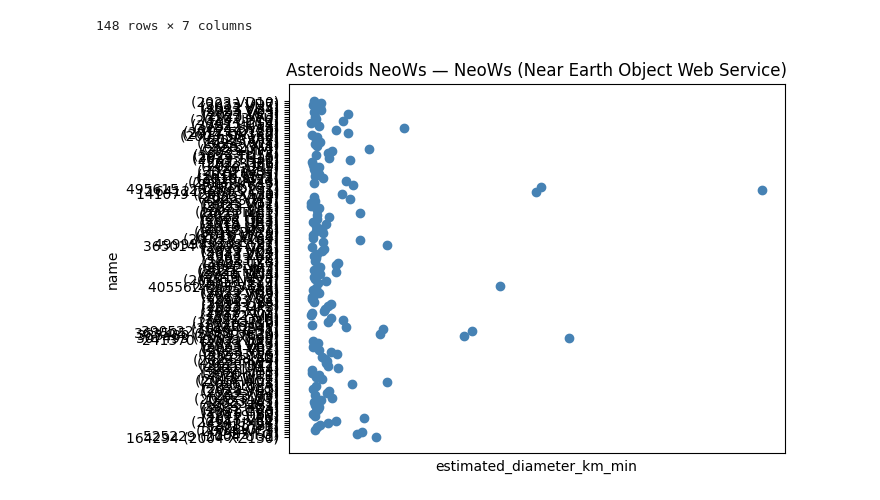
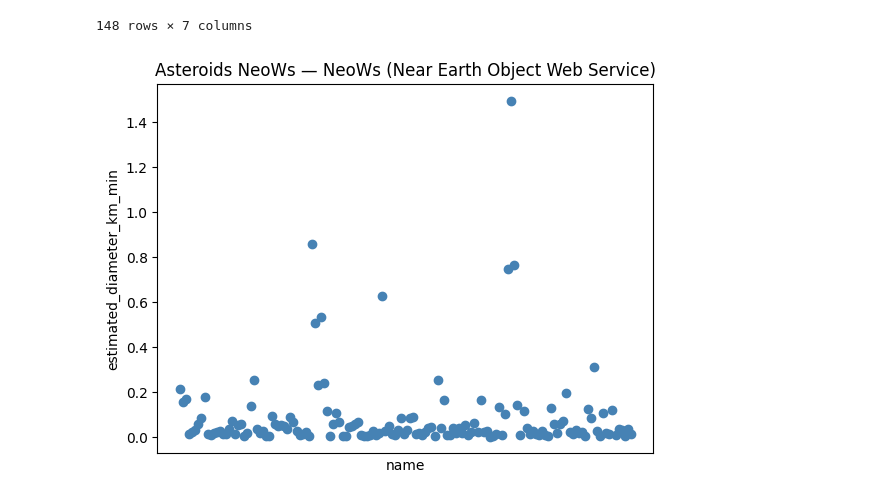
Before and after one commit to GALACICEK/NasaApi, a Jupyter notebook: nasa_api_test.ipynb, the cells around one changed output. Saved outputs shown, nothing was run; the diff lists cells and outputs as text; code cells hidden in the pictures.

```diff
--- a/nasa_api_test.ipynb
+++ b/nasa_api_test.ipynb
@@ -106,19 +106,20 @@ df
 # %%
 # Label outliers
 plt.title('Asteroids NeoWs — NeoWs (Near Earth Object Web Service)')
-plt.xlabel('estimated_diameter_km_min')
-plt.ylabel('name')
+plt.ylabel('estimated_diameter_km_min')
+plt.xlabel('name')
 plt.tick_params(axis='both', which='both', labelbottom=False, bottom=False)
 
 for i in range(len(df)):
     y = df['estimated_diameter_km_min'][i]
-    y = df['name'][i]
+    x = df['name'][i]
     plt.plot(x, y, "o", color="steelblue")
 
 
+
 plt.show()
 # %% [output]
-[figure, old version]
+[figure, new version]
 # %%
 #Browse the overall Asteroid data-set
 url_astroids = "https://api.nasa.gov/neo/rest/v1/neo/browse?api_key="+NASA_API_KEY
```
